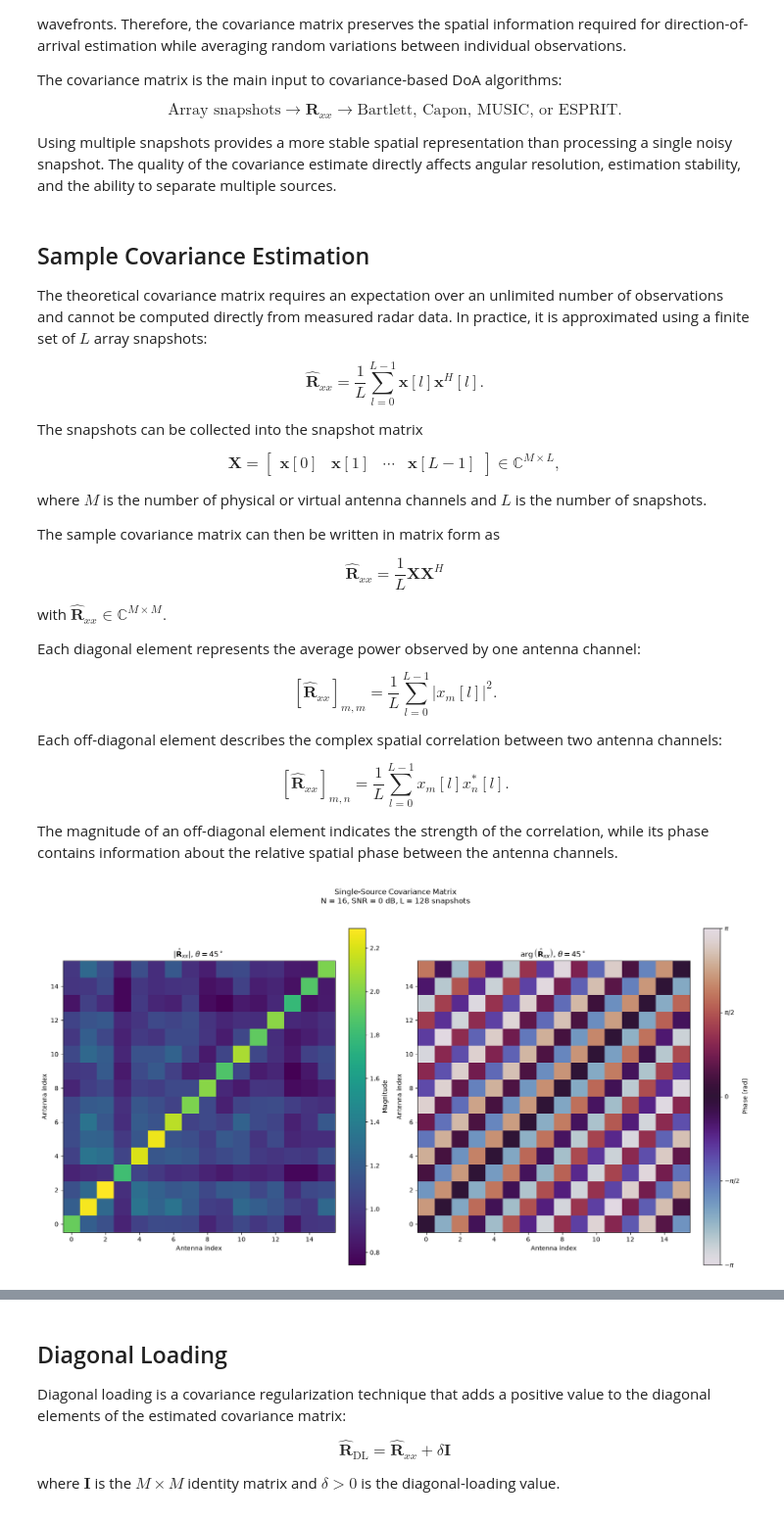
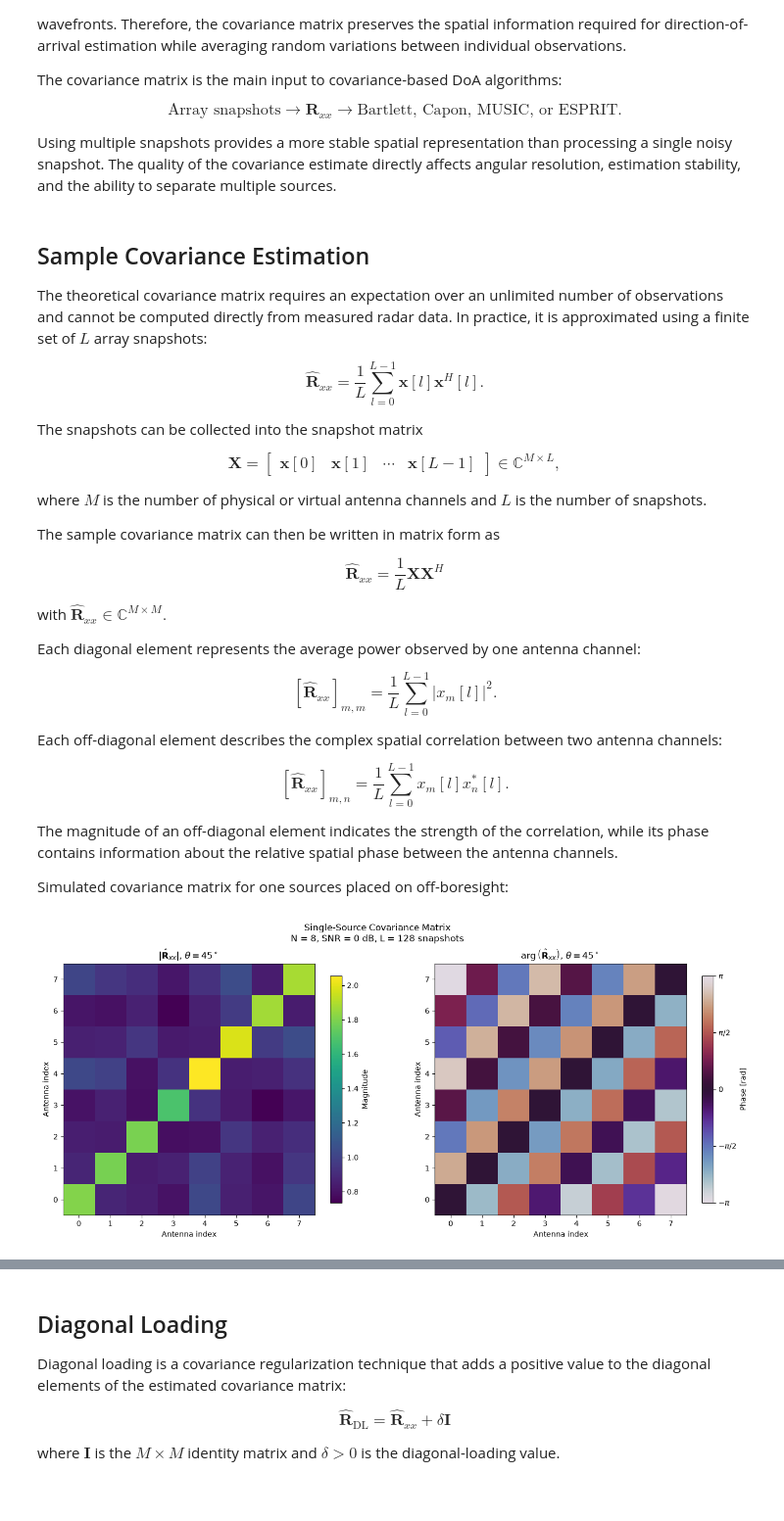
Before and after one commit to farbius/fmcw-radar-doa, a Jupyter notebook: notebooks/02_covariance_matrix.ipynb, the cells around one changed output, grey strips where cells are left out. Shown at 98% size. Saved outputs shown, nothing was run; the diff lists cells and outputs as text; code cells hidden in the pictures.

Commit message:
covariance + AWR2243

```diff
--- a/notebooks/02_covariance_matrix.ipynb
+++ b/notebooks/02_covariance_matrix.ipynb
@@ -114,6 +114,8 @@ x_m[l]x_n^{*}[l].
 $$
 
 The magnitude of an off-diagonal element indicates the strength of the correlation, while its phase contains information about the relative spatial phase between the antenna channels.
+
+Simulated covariance matrix for one sources placed on off-boresight:
 # %%
 import numpy as np
 import matplotlib.pyplot as plt
@@ -121,7 +123,7 @@ import matplotlib.pyplot as plt
 # ------------------------------------------------------------
 # Parameters
 # ------------------------------------------------------------
-N = 16
+N = 8
 L = 128
 snr_db = 0
 angles_deg = [0, 45]
@@ -177,7 +179,7 @@ theta_deg = angles_deg[theta_idx]
 fig, axes = plt.subplots(
     1,
     2,
-    figsize=(16, 9),
+    figsize=(14, 6),
     constrained_layout=True
 )
 
@@ -219,31 +221,31 @@ axes[1].set_title(
 axes[1].set_xlabel("Antenna index")
 axes[1].set_ylabel("Antenna index")
 
 phase_cbar = fig.colorbar(
     image_phase,
     ax=axes[1],
     shrink=0.9,
     label="Phase [rad]"
 )
 
 phase_cbar.set_ticks(
     [-np.pi, -np.pi / 2, 0, np.pi / 2, np.pi]
 )
 phase_cbar.set_ticklabels(
     [
         r"$-\pi$",
         r"$-\pi/2$",
         r"$0$",
         r"$\pi/2$",
         r"$\pi$"
     ]
 )
 
 fig.suptitle(
     f"Single-Source Covariance Matrix\n"
     f"N = {N}, SNR = {snr_db} dB, L = {L} snapshots"
 )
 
 plt.show()
 # %% [output]
-[figure, old version]
+[figure, new version]
```
Also changed, not shown: parts of 7 cells of this notebook, 5 other files.
